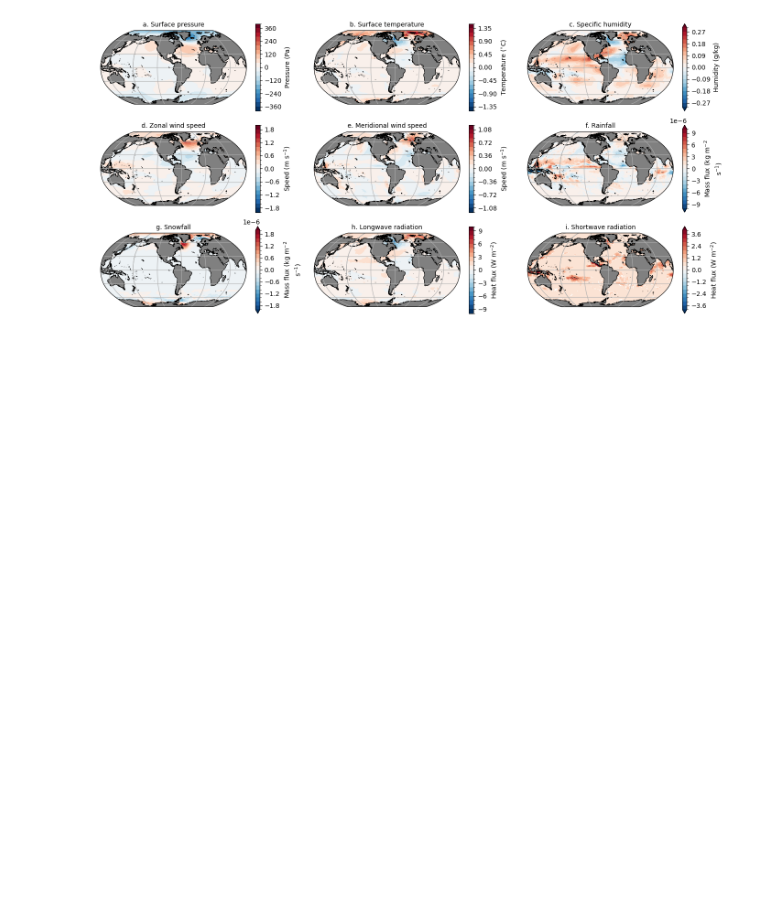
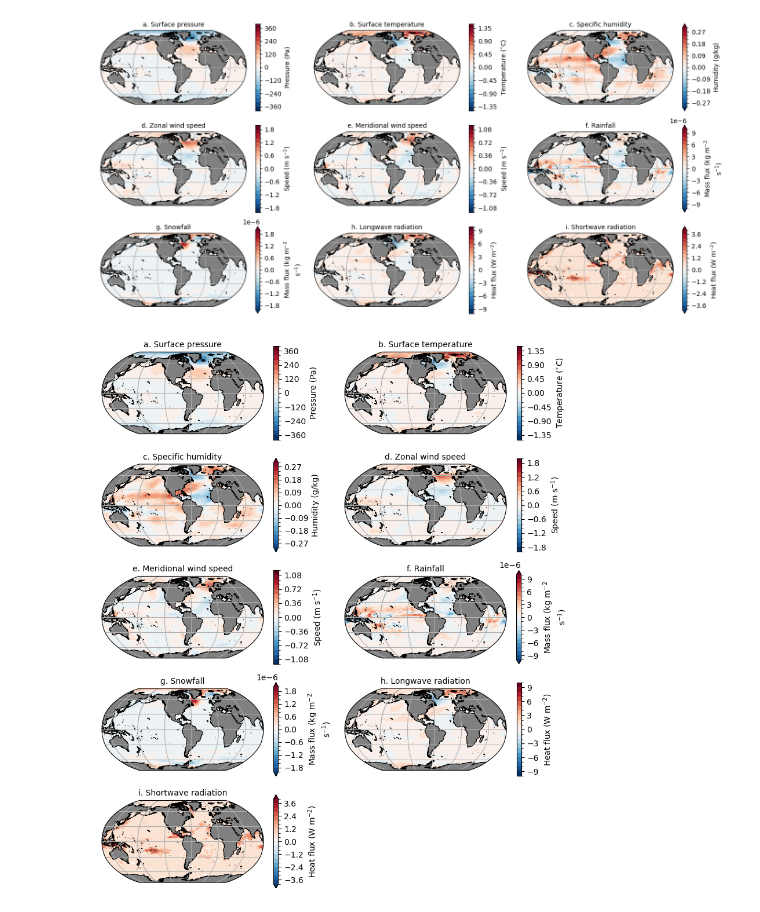
Before and after one commit to dhruvbhagtani/NAO-vorticity-budget-gyres, a Jupyter notebook: NAO-figures.ipynb, the cells around one changed output. Drawn from its saved outputs; the diff is of its cells as text; code cells hidden in the pictures; blank space fills up the shorter version.

```diff
--- a/NAO-figures.ipynb
+++ b/NAO-figures.ipynb
@@ -335,3 +340,45 @@ plt.savefig('/g/data/x77/db6174/Project_3/North-Atlantic-Oscillation-tests/Figur
             dpi = 300, transparent=True)
 # %% [output]
 [figure]
+# %%
+fig = plt.figure()
+fig.set_figheight(7 * 1.4)
+fig.set_figwidth(6 * 1.4)
+
+var_series = ['psl', 'tas', 'huss', 'uas', 'vas', 'prra', 'prsn', 'rlds', 'rsds']#, 'friver', 'licalvf']
+limits     = [400,   1.5,   0.3,   2,     1.2,   1e-5,   2e-6,   10,     4]#,       1e-16,       1e-16]
+label_series = ['a. Surface pressure', 'b. Surface temperature', 'c. Specific humidity',
+                'd. Zonal wind speed', 'e. Meridional wind speed', 'f. Rainfall',
+                'g. Snowfall', 'h. Longwave radiation', 'i. Shortwave radiation']#, 'Runoff', 'Calving']
+label_series_cb = ['Pressure (Pa)', 'Temperature ($^{\circ}$C)', 'Humidity (g/kg)',
+                   'Speed (m s$^{-1}$)', 'Speed (m s$^{-1}$)', 'Mass flux (kg m$^{-2}$ s$^{-1}$)',
+                   'Mass flux (kg m$^{-2}$ s$^{-1}$)', 'Heat flux (W m$^{-2}$)', 'Heat flux (W m$^{-2}$)']
+land_50m = cft.NaturalEarthFeature('physical', 'land', '50m', edgecolor='black', facecolor='gray', linewidth=0.5)
+
+for i, j in enumerate(var_series):
+    var_forcing_input = xr.open_dataset('/g/data/x77/db6174/Project_3/North-Atlantic-Oscillation-tests/NETCDF/Monthly_mean_forcing_variables_JRA55_v1_4/' + j + '_raw.nc')[j]
+
+    ## Changing specific humidity to g/kg
+    if(i == 2):
+        var_forcing_input = var_forcing_input * 1000
+
+    b = var_forcing_input.coarsen(time = 12).mean()
+    b['time'] = NAO_index_all_months.time
+    regression = ((NAO_index_all_months - NAO_index_all_months.mean('time'))*(b - b.mean('time'))/NAO_index_all_months.std('time')).mean('time')
+    regression = regression.rename(label_series_cb[i])
+    ax1 = plt.subplot2grid(shape = (5, 2), loc = (int(i/2), int(i%2)), rowspan = 1, colspan = 1, projection = ccrs.Robinson(central_longitude = -80))
+    ax1.coastlines(resolution = '50m')
+    ax1.add_feature(land_50m)
+    gl = ax1.gridlines(draw_labels = False)
+
+    p1 = regression.plot.contourf(ax = ax1, x = 'lon', y = 'lat', cmap = 'RdBu_r',
+                                   transform = ccrs.PlateCarree(), levels = np.linspace(-limits[i], limits[i], 21),
+                                   add_colorbar = True, rasterized = True, zorder = -20)
+    ax1.set_title(label_series[i], fontsize = 10)
+
+plt.tight_layout()
+
+plt.savefig('/g/data/x77/db6174/Project_3/North-Atlantic-Oscillation-tests/Figures/Draft_figures/Regression_NAO_variables_revised.jpg', bbox_inches = 'tight',
+            dpi = 300, transparent=True)
+# %% [output]
+[figure, added]
```
Also changed, not shown: parts of 5 cells of this notebook.
